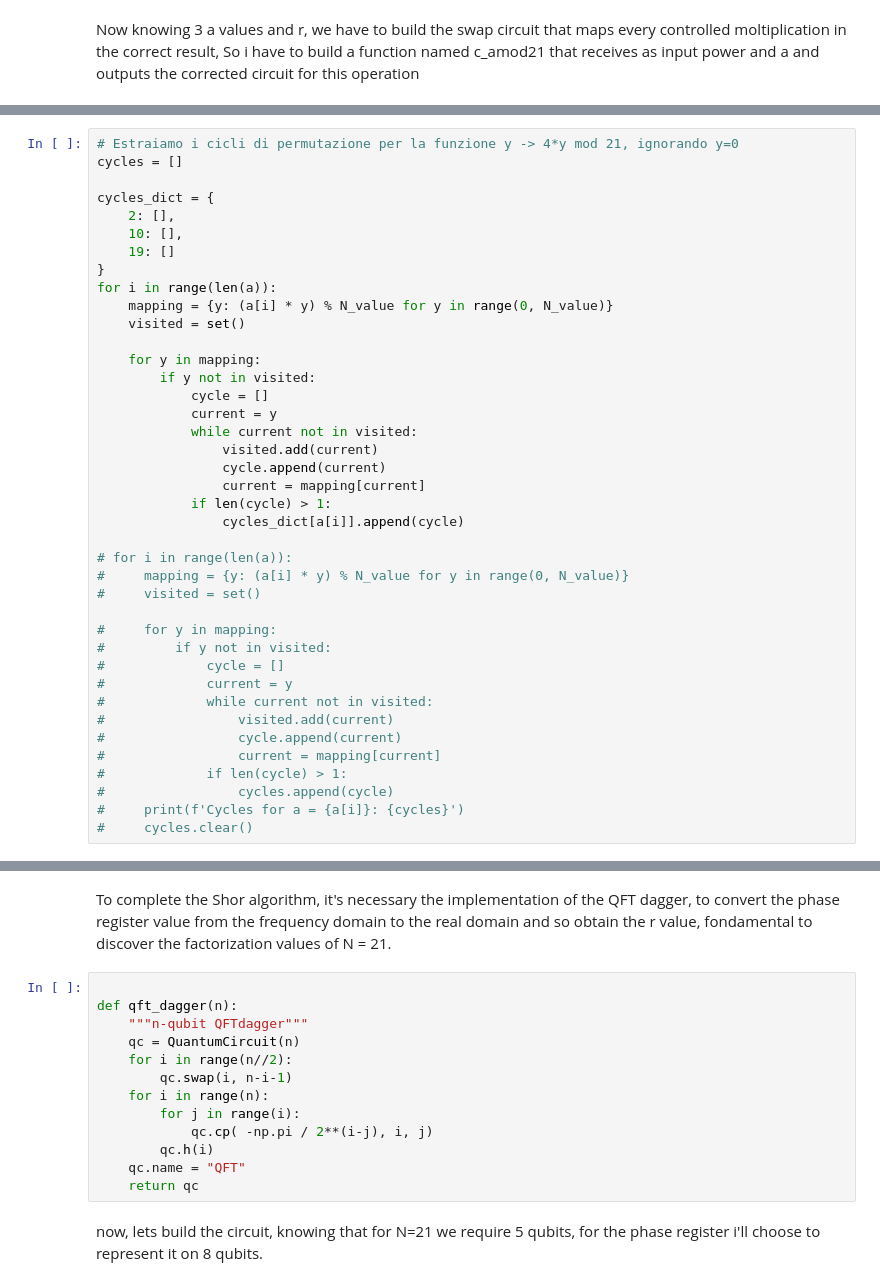
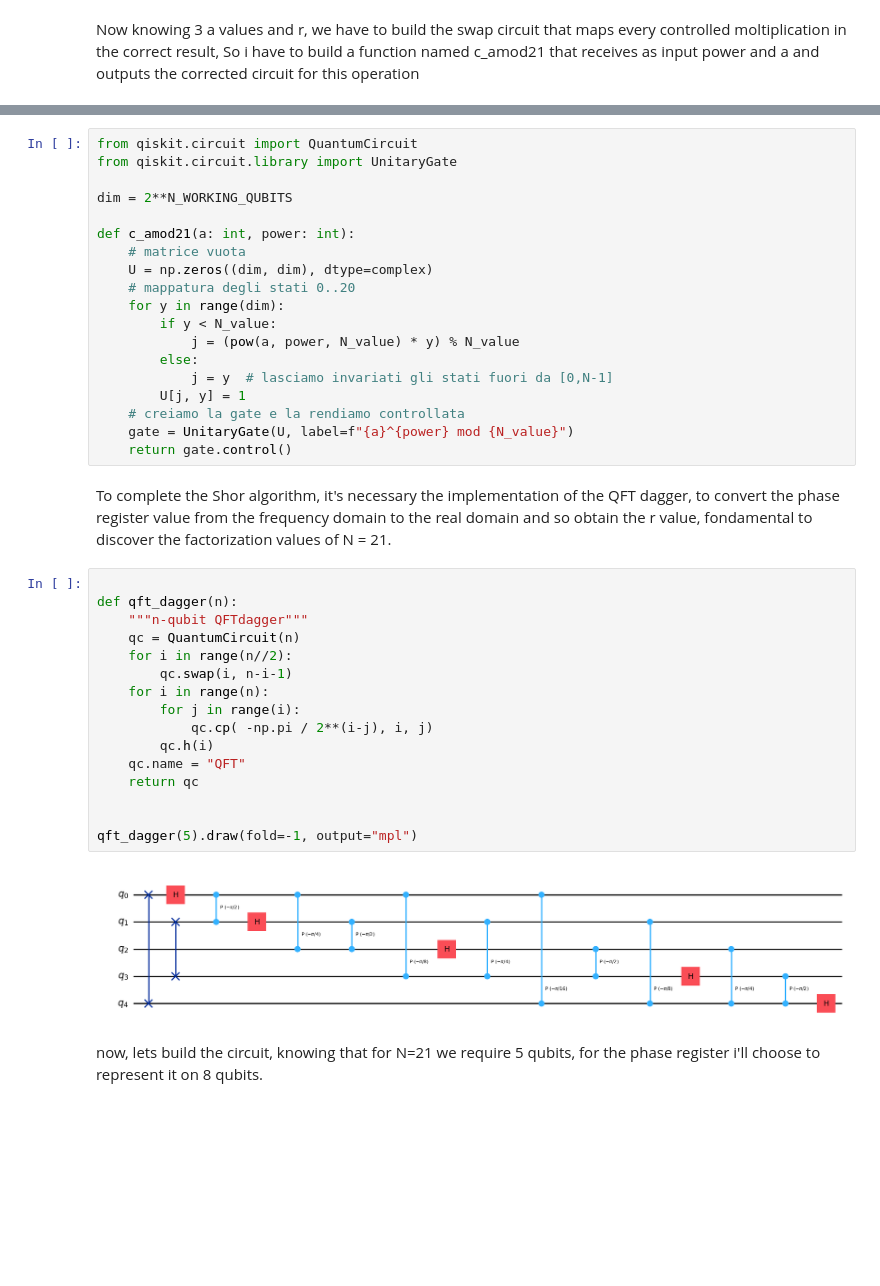
Before and after one commit to MenchiniDev/QuantumComputingAndQuantumInternetProject, a Jupyter notebook: Assignment2Menchini.ipynb, the cells around one changed output, grey strips where cells are left out. Cells and saved outputs as stored; diff of their text form; blank space fills up the shorter version.

```diff
--- a/Assignment2Menchini.ipynb
+++ b/Assignment2Menchini.ipynb
@@ -48,40 +49,0 @@ to find the cicles inside |a*y mod N > i used a small function for each given a
-# %%
-# Estraiamo i cicli di permutazione per la funzione y -> 4*y mod 21, ignorando y=0
-cycles = []
-
-cycles_dict = {
-    2: [],
-    10: [],
-    19: []
-}
-for i in range(len(a)):
-    mapping = {y: (a[i] * y) % N_value for y in range(0, N_value)}
-    visited = set()
-
-    for y in mapping:
-        if y not in visited:
-            cycle = []
-            current = y
-            while current not in visited:
-                visited.add(current)
-                cycle.append(current)
-                current = mapping[current]
-            if len(cycle) > 1:
-                cycles_dict[a[i]].append(cycle)
-
-# for i in range(len(a)):
-#     mapping = {y: (a[i] * y) % N_value for y in range(0, N_value)}
-#     visited = set()
-
-#     for y in mapping:
-#         if y not in visited:
-#             cycle = []
-#             current = y
-#             while current not in visited:
-#                 visited.add(current)
-#                 cycle.append(current)
-#                 current = mapping[current]
-#             if len(cycle) > 1:
-#                 cycles.append(cycle)
-#     print(f'Cycles for a = {a[i]}: {cycles}')
-#     cycles.clear()
@@ -129,18 +50,42 @@ def c_amod21(a, power):
+# %%
+from qiskit.circuit import QuantumCircuit
+from qiskit.circuit.library import UnitaryGate
+
+dim = 2**N_WORKING_QUBITS
+
+def c_amod21(a: int, power: int):
+    # matrice vuota
+    U = np.zeros((dim, dim), dtype=complex)
+    # mappatura degli stati 0..20
+    for y in range(dim):
+        if y < N_value:
+            j = (pow(a, power, N_value) * y) % N_value
+        else:
+            j = y  # lasciamo invariati gli stati fuori da [0,N-1]
+        U[j, y] = 1
+    # creiamo la gate e la rendiamo controllata
+    gate = UnitaryGate(U, label=f"{a}^{power} mod {N_value}")
+    return gate.control()
 # %% [markdown]
 To complete the Shor algorithm, it's necessary the implementation of the QFT dagger, to convert the phase register value from the frequency domain to the real domain and so obtain the r value, fondamental to discover the factorization values of N = 21.
 # %%
 
 def qft_dagger(n):
     """n-qubit QFTdagger"""
     qc = QuantumCircuit(n)
     for i in range(n//2):
         qc.swap(i, n-i-1)
     for i in range(n):
         for j in range(i):
             qc.cp( -np.pi / 2**(i-j), i, j)
         qc.h(i)
     qc.name = "QFT"
     return qc
+
+
+qft_dagger(5).draw(fold=-1, output="mpl")
+# %% [output]
+[figure, added]
 # %% [markdown]
 now, lets build the circuit, knowing that for N=21 we require 5 qubits, for the phase register i'll choose to represent it on 8 qubits.
 # %%
```
Also changed, not shown: parts of 25 cells of this notebook, 4 other files.
